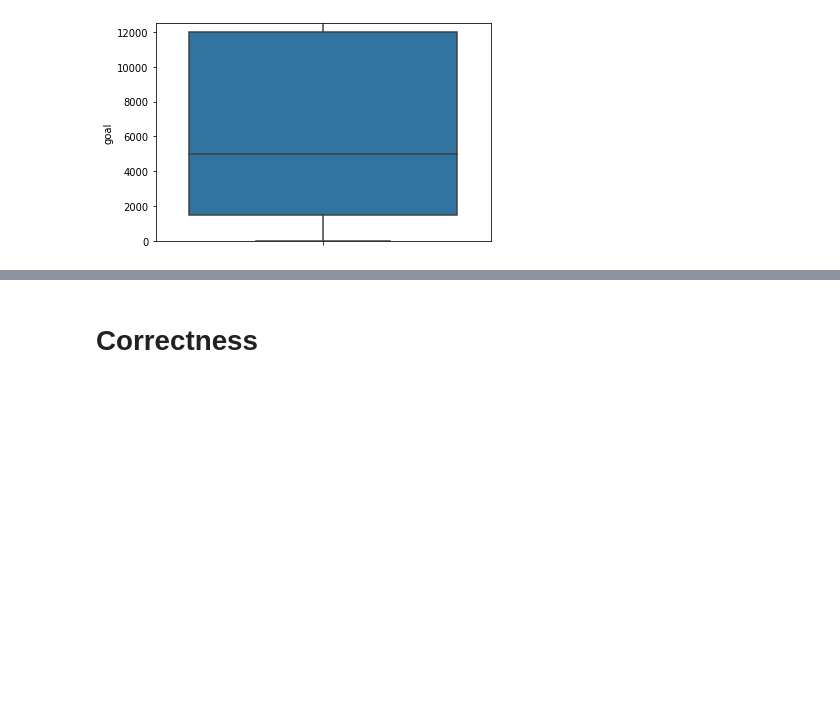
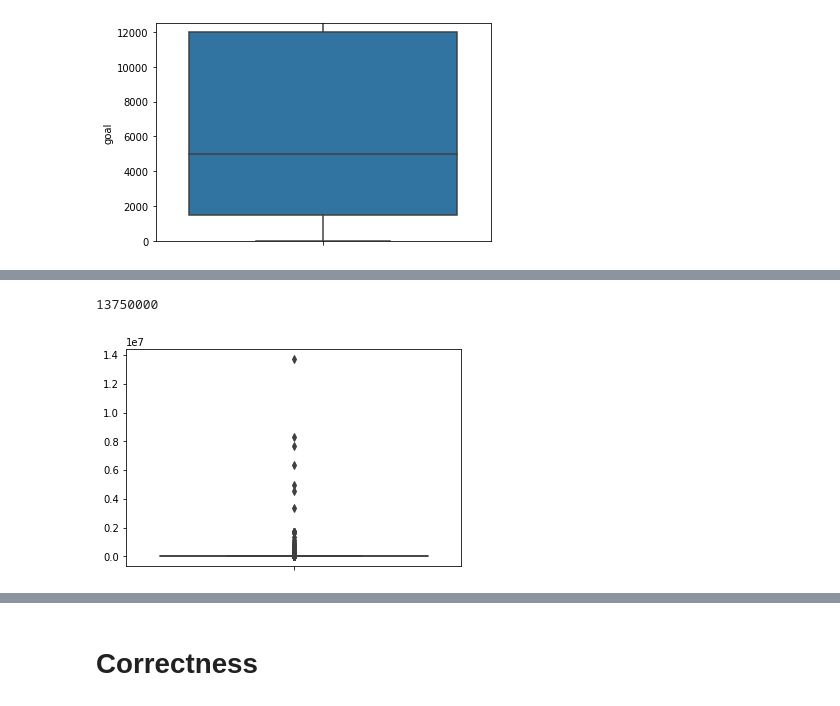
Before and after one commit to hetvankarsa/IntroDSKickstarter, a Jupyter notebook: Kickstarters.ipynb, the cells around one changed output, grey strips where cells are left out. Saved outputs shown, nothing was run; the diff lists cells and outputs as text; code cells hidden in the pictures; blank space fills up the shorter version.

```diff
--- a/Kickstarters.ipynb
+++ b/Kickstarters.ipynb
@@ -294,3 +219,11 @@ for i in range(len(data_train)):
     money_each_day.append(round(money))
 
 data_train['money_per_day'] = money_each_day
+# %%
+sns.boxplot(y=money_each_day)
+# plt.ylim(0, 2000)
+
+print(max(money_each_day))
+# %% [output]
+13750000
+[figure, added]
```
Also changed, not shown: parts of 14 cells of this notebook.
